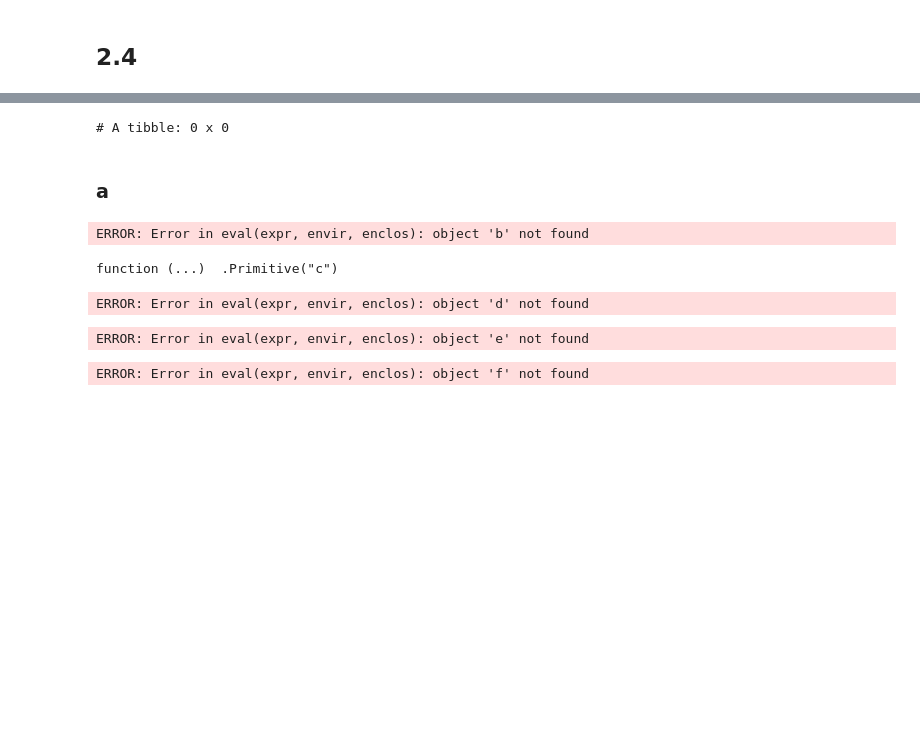
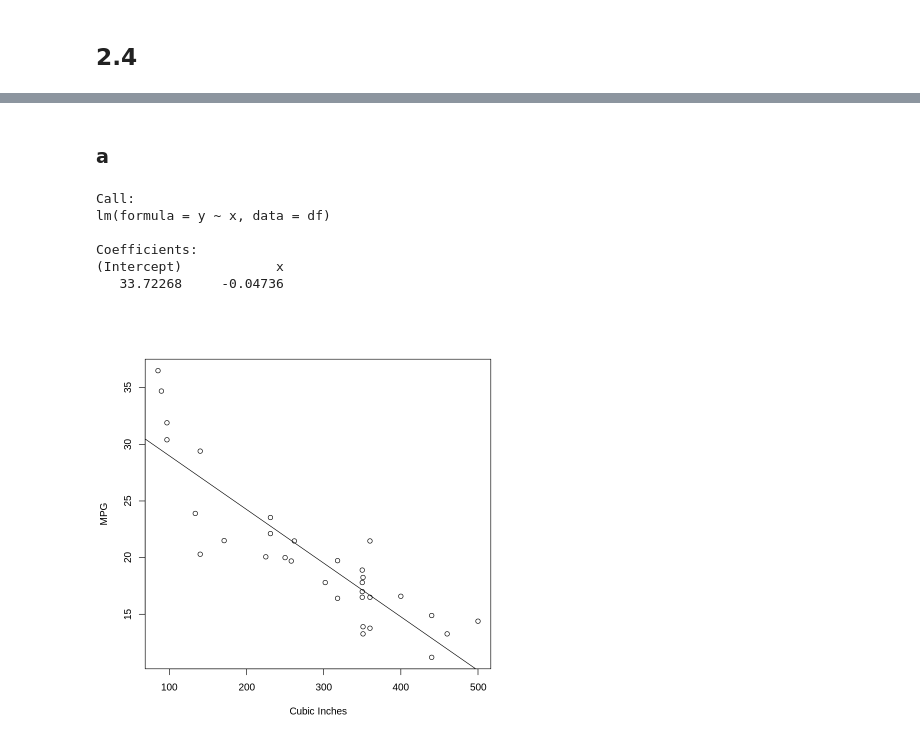
Before and after one commit to j-buss/Introduction-to-Linear-Regression-Analysis, a Jupyter notebook: Chapter_02/Chapter_02_Problems_R.ipynb, the cells around one changed output, grey strips where cells are left out. Drawn from its saved outputs; the diff is of its cells as text; code cells hidden in the pictures; blank space fills up the shorter version.

```diff
--- a/Chapter_02/Chapter_02_Problems_R.ipynb
+++ b/Chapter_02/Chapter_02_Problems_R.ipynb
@@ -234,7 +236,7 @@ print(pred)
 # %% [markdown]
 ## 2.4
 # %%
-dt <- read_excel('../linear_regression_5e_data_sets/Appendices/data-table-B3.XLS')
+dt <- read_excel('../linear_regression_5e_data_sets/Appendices/data-table-B3.xlsx')
 
 df <- data.frame(y=dt$y, x=dt$x1)
 
@@ -250,26 +254,17 @@ dt <- read_excel('../linear_regression_5e_data_sets/Appendices/data-table-B3.XLS
-# %%
-print(dt)
-# %% [output]
-# A tibble: 0 x 0
 # %% [markdown]
 ### a
-# %%
-b
-# %% [output]
-ERROR: Error in eval(expr, envir, enclos): object 'b' not found
-# %%
-c
-# %% [output]
-function (...)  .Primitive("c")
-# %%
-d
-# %% [output]
-ERROR: Error in eval(expr, envir, enclos): object 'd' not found
-# %%
-e
-# %% [output]
-ERROR: Error in eval(expr, envir, enclos): object 'e' not found
-# %%
-f
-# %% [output]
-ERROR: Error in eval(expr, envir, enclos): object 'f' not found
+# %%
+Mileage.lm <- lm(y ~ x, data=df)
+print(Mileage.lm)
+# %% [output]
+Call:
+lm(formula = y ~ x, data = df)
+
+Coefficients:
+(Intercept)            x
+   33.72268     -0.04736
+# %%
+plot(x=df$x, y=df$y, xlab="Cubic Inches", ylab="MPG")
+abline(Mileage.lm)
+# %% [output]
+[figure, added]
```
Also changed, not shown: parts of 55 cells of this notebook, 2 other files.
